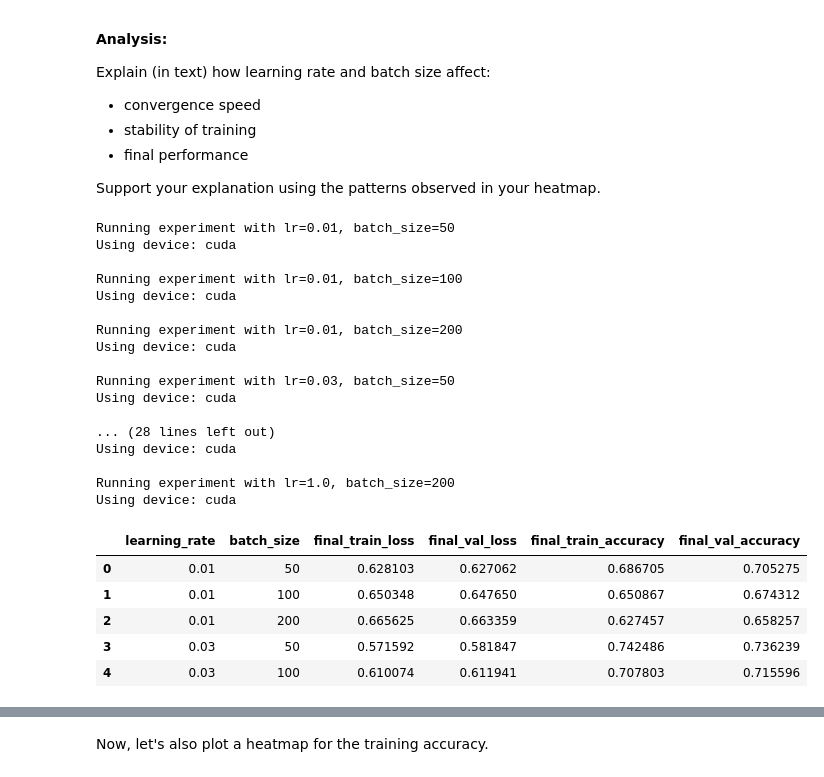
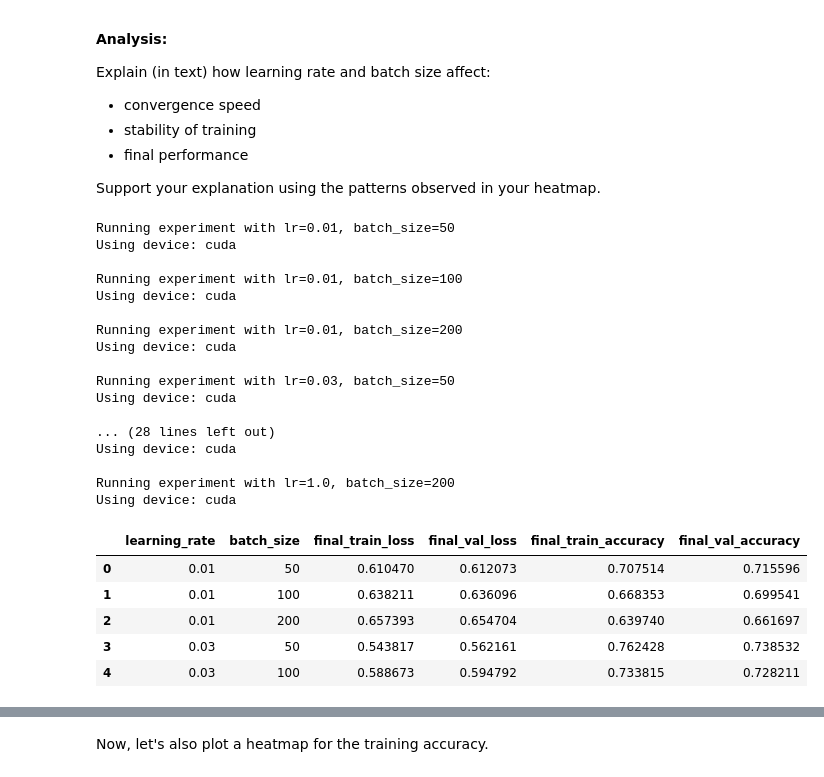
Before and after one commit to NnamdiOdozi/NEBIUS_MAR_2026, a Jupyter notebook: LLM_Architectures,_hometask_1.ipynb, the cells around one changed output, grey strips where cells are left out. Saved outputs shown, nothing was run; the diff lists cells and outputs as text; code cells hidden in the pictures.

```diff
--- a/LLM_Architectures,_hometask_1.ipynb
+++ b/LLM_Architectures,_hometask_1.ipynb
@@ -321,7 +315,7 @@ class LogisticRegression(nn.Module):
 
 
         elif init == "random":
-            w = 0.01 * torch.rand(n_features, 1)
+            w = 0.01 * torch.randn(n_features, 1)
 
         elif isinstance(init, torch.Tensor):
             w = init.clone().detach()
@@ -412,13 +406,14 @@ def sgd_logistic_regression(
     X_train, y_train,
     X_val, y_val,
     lr=0.01,
-    epochs=20,
+    epochs=30,
     batch_size=100,
     init="zeros",
     penalty='none',          # For Task 1.5 : options: 'none', 'l1', 'l2'
     reg_lambda=0.0,          # For Task 1.5
     metric='accuracy',
-    print_metrics=False
+    print_metrics=False,
+    small_wt_thresh=1e-7  # New parameter for the threshold
 ):
     """
     Train a logistic regression model using mini-batch SGD.
@@ -447,6 +442,8 @@ def sgd_logistic_regression(
         Evaluation metric to report ('accuracy' , 'f1' or other)
     print_metrics : bool
         Whether to print metrics after each epoch
+    small_wt_thresh : float
+        Threshold for counting 'non-zero' weights
 
     Returns
     -------
@@ -519,14 +516,16 @@ def sgd_logistic_regression(
             # penalty == 'l1'  -> reg_lambda * ||w||_1
             # penalty == 'l2'  -> reg_lambda * ||w||_2^2
             # penalty == 'none' -> no regularization
-            #if penalty == 'l1':
-             #   reg_term = ...
-            #elif penalty == 'l2':
-             #   reg_term = ...
-            #else:
-             #   reg_term = ...
+            if penalty == 'l1':
+              reg_term = reg_lambda * torch.sum(torch.abs(model.w))
+            elif penalty == 'l2':
+              reg_term = reg_lambda * torch.sum(model.w ** 2)
+            elif penalty == 'none':
+              reg_term = 0
+            else:
+              reg_term = 0
 
-            loss = data_loss # Placeholder for now, will be updated in Task 1.5
+            loss = data_loss + reg_term # Placeholder for now, will be updated in Task 1.5
 
             # Backward pass and optimization step
             loss.backward()
@@ -571,7 +570,8 @@ def sgd_logistic_regression(
             'train_loss': train_loss.item(),
             'val_loss': val_loss.item(),
             'train_metric': train_metric,
-            'val_metric': val_metric
+            'val_metric': val_metric,
+            'count_s_weights': torch.sum(model.w.abs() > small_wt_thresh).item() # Use the new parameter here
         })
 
         if print_metrics:
@@ -631,7 +631,7 @@ for lr in learning_rates:
       X_train, y_train,
       X_val, y_val,
       lr=lr,
-      epochs=20,
+      epochs=30,
       batch_size=bs,
       init="zeros",
       penalty='none',
@@ -644,38 +644,38 @@ for lr in learning_rates:
     experiment_results.append({
         'learning_rate': lr,
         'batch_size': bs,
         'final_train_loss': final_epoch_data['train_loss'],
         'final_val_loss': final_epoch_data['val_loss'],
         'final_train_accuracy': final_epoch_data['train_metric'],
         'final_val_accuracy': final_epoch_data['val_metric']
     })
 
 results_df = pd.DataFrame(experiment_results)
 display(results_df.head())
 # %% [output]
 Running experiment with lr=0.01, batch_size=50
 Using device: cuda
 
 Running experiment with lr=0.01, batch_size=100
 Using device: cuda
 
 Running experiment with lr=0.01, batch_size=200
 Using device: cuda
 
 Running experiment with lr=0.03, batch_size=50
 Using device: cuda
 
 ... (28 lines left out)
 Using device: cuda
 
 Running experiment with lr=1.0, batch_size=200
 Using device: cuda
 |  | learning_rate | batch_size | final_train_loss | final_val_loss | final_train_accuracy | final_val_accuracy |
-| 0 | 0.01 | 50 | 0.628103 | 0.627062 | 0.686705 | 0.705275 |
-| 1 | 0.01 | 100 | 0.650348 | 0.647650 | 0.650867 | 0.674312 |
-| 2 | 0.01 | 200 | 0.665625 | 0.663359 | 0.627457 | 0.658257 |
-| 3 | 0.03 | 50 | 0.571592 | 0.581847 | 0.742486 | 0.736239 |
-| 4 | 0.03 | 100 | 0.610074 | 0.611941 | 0.707803 | 0.715596 |
+| 0 | 0.01 | 50 | 0.610470 | 0.612073 | 0.707514 | 0.715596 |
+| 1 | 0.01 | 100 | 0.638211 | 0.636096 | 0.668353 | 0.699541 |
+| 2 | 0.01 | 200 | 0.657393 | 0.654704 | 0.639740 | 0.661697 |
+| 3 | 0.03 | 50 | 0.543817 | 0.562161 | 0.762428 | 0.738532 |
+| 4 | 0.03 | 100 | 0.588673 | 0.594792 | 0.733815 | 0.728211 |
 # %%
 import matplotlib.pyplot as plt
 import seaborn as sns
```
Also changed, not shown: parts of 25 cells of this notebook.
